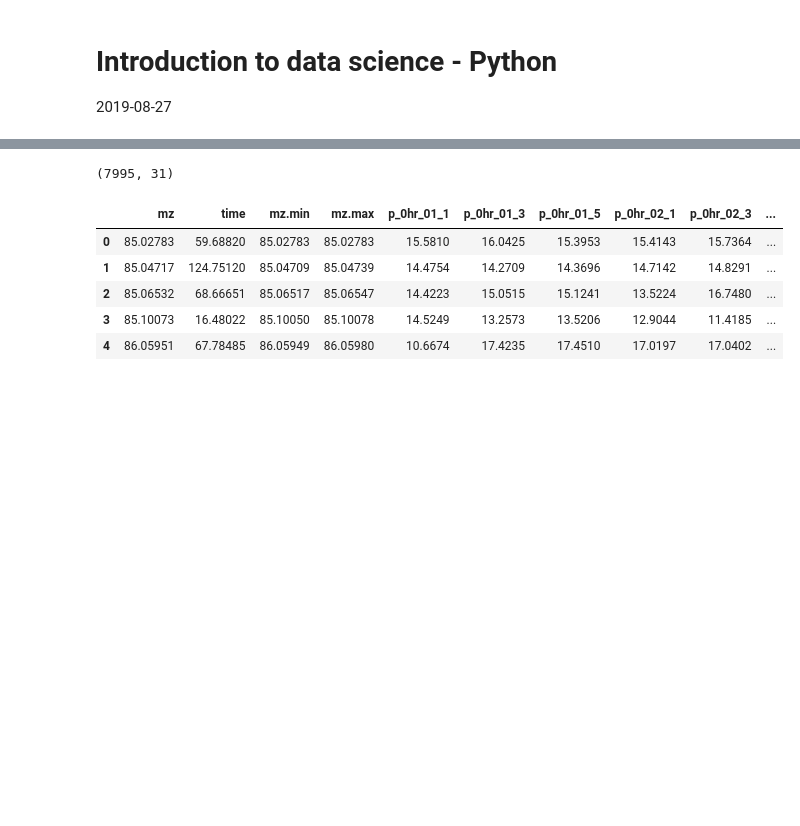
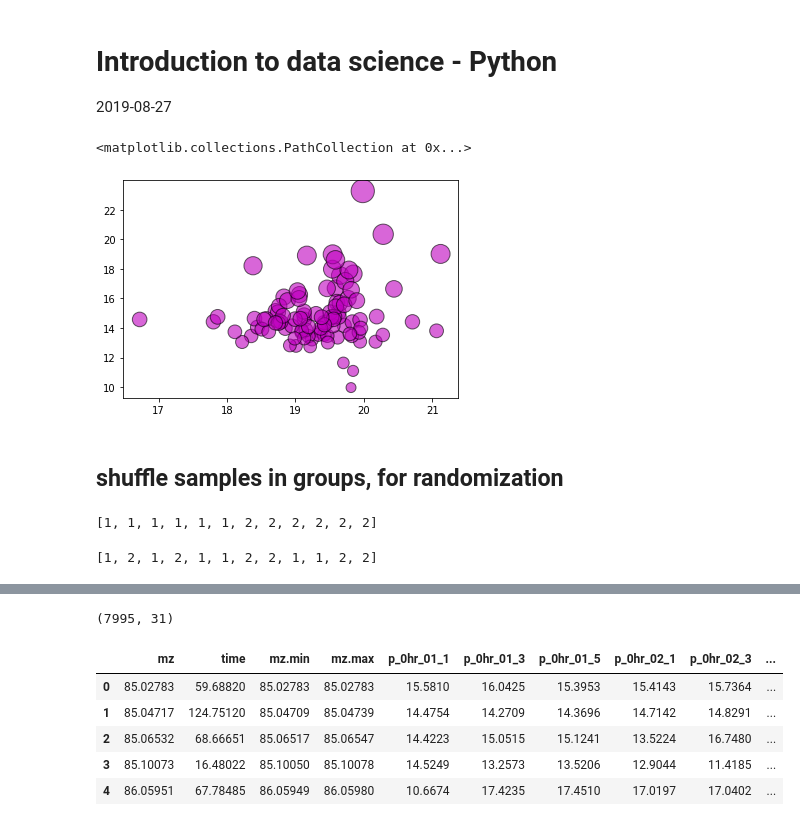
Before and after one commit to shuzhao-li-lab/espol-workshop, a Jupyter notebook: simple_introduction.ipynb, the cells around one changed output, grey strips where cells are left out. Saved outputs shown, nothing was run; the diff lists cells and outputs as text; code cells hidden in the pictures; blank space fills up the shorter version.

```diff
--- a/simple_introduction.ipynb
+++ b/simple_introduction.ipynb
@@ -23,3 +23,26 @@ datafile_ave = "ave_log2_modc_ae_2012.txt"
 X = [18.7103, 19.5864, 19.0913, 19.6176, 18.3535, 19.3708, 19.2411, 18.7447, 19.6554, 20.1722, 18.7621, 19.4203, 19.8431, 19.6063, 19.1312, 19.6309, 19.3373, 18.22, 19.167, 19.1908, 19.9454, 19.4662, 19.8465, 19.4658, 18.445, 19.7141, 18.8511, 18.831, 18.3799, 19.7284, 19.8314, 19.4222, 18.7622, 20.4409, 19.1529, 17.7998, 19.0078, 19.2157, 18.947, 19.5418, 19.9454, 19.6346, 18.4007, 19.127, 17.8615, 18.8835, 19.8252, 18.9186, 18.5735, 19.5492, 19.7822, 19.5076, 18.5093, 21.0646, 19.5701, 19.6512, 19.9295, 19.5274, 19.092, 16.7209, 19.1276, 18.1139, 19.4628, 19.7718, 19.301, 18.7855, 19.5914, 19.0588, 19.1228, 19.0519, 18.7518, 19.5578, 19.7133, 18.6093, 19.0295, 19.9849, 19.8133, 19.3702, 18.992, 19.5448, 19.4255, 19.383, 18.99, 20.2839, 18.8182, 19.9559, 19.1918, 19.815, 19.7966, 19.7011, 18.5407, 21.1235, 20.7118, 19.474, 20.2781, 19.8973, 19.5852, 18.7079, 19.0718, 20.1887]
 # %%
 Y = [15.1456, 16.6907, 13.7041, 13.3595, 13.4605, 13.7599, 13.2292, 15.0542, 17.5547, 13.0721, 14.4508, 13.5498, 11.0943, 15.7453, 14.5811, 15.0486, 13.5536, 13.0514, 18.9033, 13.4507, 13.0774, 13.472999999999999, 17.6656, 14.4048, 14.0548, 14.1752, 13.9674, 16.0953, 18.213, 17.1742, 14.4052, 14.367, 15.4772, 16.6466, 13.876, 14.418, 12.7861, 12.7505, 14.1374, 17.98, 14.5521, 14.7517, 14.6327, 14.860999999999999, 14.7525, 15.854000000000001, 13.4641, 12.8178, 14.6141, 14.145999999999999, 17.9251, 15.056, 13.9213, 13.8075, 14.7619, 15.6913, 13.7028, 14.7436, 13.8091, 14.578, 13.3033, 13.7391, 16.6819, 16.0013, 14.9508, 14.4106, 15.4443, 16.2574, 15.1084, 15.9944, 14.3142, 14.5851, 15.5699, 13.7463, 16.504, 23.27, 9.9658, 13.9809, 14.5995, 18.9871, 14.217, 14.7288, 13.2944, 20.343, 14.8264, 13.9879, 14.0883, 16.5853, 13.5979, 11.637, 14.5798, 19.0128, 14.4171, 13.0141, 13.5291, 15.849, 18.6107, 14.3473, 14.6311, 14.7727]
+# %%
+plt.scatter(X,Y, s=[ii**2 for ii in Y], marker='o',
+            c='m', linewidths=1,
+            alpha=0.6,
+            edgecolors='k')
+# %% [output]
+<matplotlib.collections.PathCollection at 0x...>
+[figure, added]
+# %% [markdown]
+## shuffle samples in groups, for randomization
+# %%
+group1 = [1]*6
+group2 = [2]*6
+groups = group1 + group2
+print(groups)
+# %% [output]
+[1, 1, 1, 1, 1, 1, 2, 2, 2, 2, 2, 2]
+# %%
+from random import shuffle
+shuffle(groups)
+print(groups)
+# %% [output]
+[1, 2, 1, 2, 1, 1, 2, 2, 1, 1, 2, 2]
```
Also changed, not shown: parts of 10 cells of this notebook, 1 other file.
